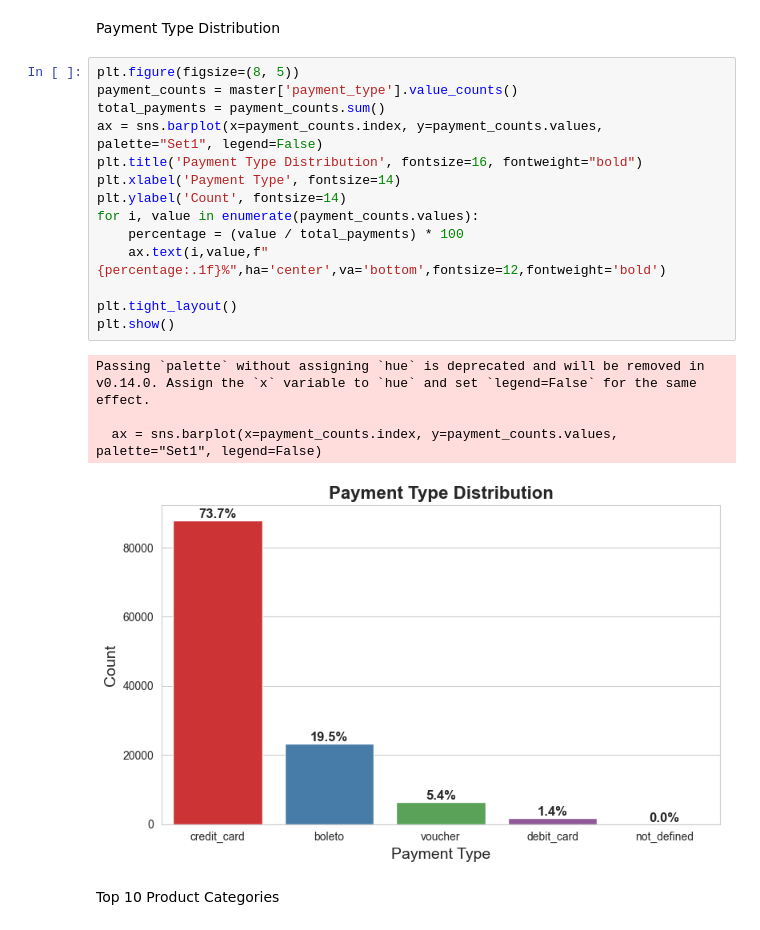
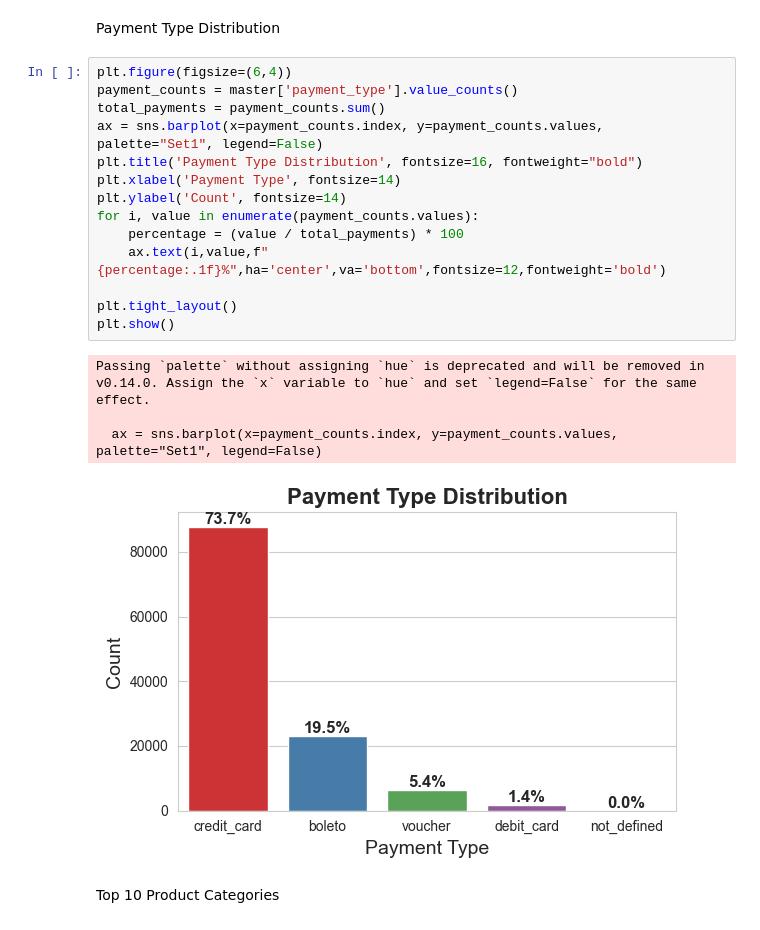
Before and after one commit to soumojit-dev/Ecommerce-Data-Analysis, a Jupyter notebook: analysis.ipynb, the cells around one changed output. Drawn from its saved outputs; the diff is of its cells as text.

```diff
--- a/analysis.ipynb
+++ b/analysis.ipynb
@@ -253,24 +253,24 @@ Passing `palette` without assigning `hue` is deprecated and will be removed in v
 # %% [markdown]
 Payment Type Distribution
 # %%
-plt.figure(figsize=(8, 5))
+plt.figure(figsize=(6,4))
 payment_counts = master['payment_type'].value_counts()
 total_payments = payment_counts.sum()
 ax = sns.barplot(x=payment_counts.index, y=payment_counts.values, palette="Set1", legend=False)
 plt.title('Payment Type Distribution', fontsize=16, fontweight="bold")
 plt.xlabel('Payment Type', fontsize=14)
 plt.ylabel('Count', fontsize=14)
 for i, value in enumerate(payment_counts.values):
     percentage = (value / total_payments) * 100
     ax.text(i,value,f"{percentage:.1f}%",ha='center',va='bottom',fontsize=12,fontweight='bold')
 
 plt.tight_layout()
 plt.show()
 # %% [output]
 Passing `palette` without assigning `hue` is deprecated and will be removed in v0.14.0. Assign the `x` variable to `hue` and set `legend=False` for the same effect.
 
   ax = sns.barplot(x=payment_counts.index, y=payment_counts.values, palette="Set1", legend=False)
-[figure, old version]
+[figure, new version]
 # %% [markdown]
 Top 10 Product Categories
 # %%
```
Also changed, not shown: parts of 7 cells of this notebook, 1 other file.
